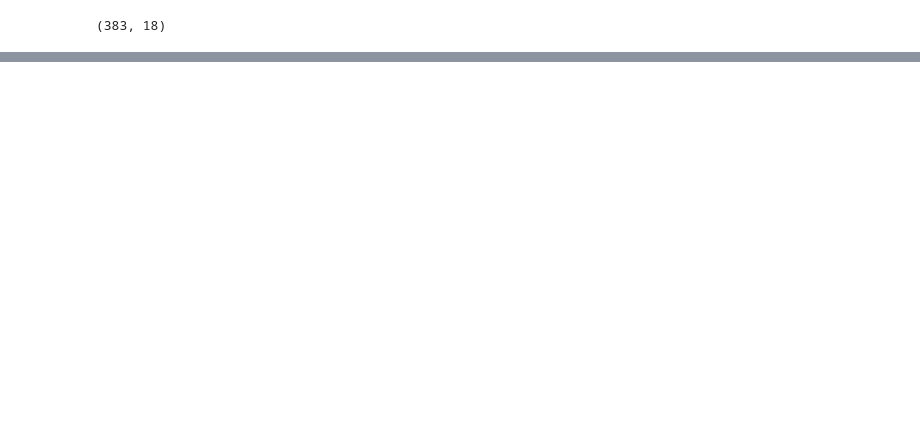
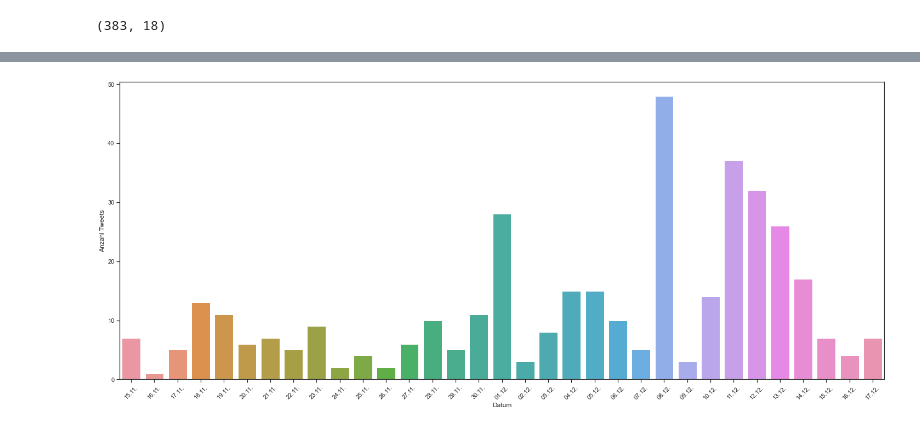
Before and after one commit to lguenth/twittersmh, a Jupyter notebook: gettags/gettags.ipynb, the cells around one changed output, grey strips where cells are left out. Saved outputs shown, nothing was run; the diff lists cells and outputs as text; code cells hidden in the pictures; blank space fills up the shorter version.

```diff
--- a/gettags/gettags.ipynb
+++ b/gettags/gettags.ipynb
@@ -57,0 +53,8 @@ df
+# %%
+# Da die Daten nur aus 2021 sind, möchte ich mir gerne den Platz beim Plotten sparen und erstelle deshalb hier eine neue Spalte
+
+df["day_without_year"] = df["date"].dt.strftime("%d.%m.")
+tweets_per_day = df.groupby(["day", "day_without_year"], as_index=False)[
+    "text"].count()
+tweets_per_day.rename(columns={"text": "tweet_count"}, inplace=True)
+tweets_per_day.head()
@@ -57,0 +68,20 @@ df
+# %%
+import seaborn as sns
+import matplotlib.pyplot as plt
+import matplotlib as mpl
+
+%matplotlib inline
+sns.set_theme(rc={"figure.figsize": (25, 10)},
+              style="ticks", palette="pastel")
+
+X = tweets_per_day["day_without_year"]
+Y = tweets_per_day["tweet_count"]
+
+tpd = sns.barplot(data=tweets_per_day, x=X, y=Y)
+tpd.set_xticklabels(tpd.get_xticklabels(), rotation=45, ha="center")
+tpd.set(xlabel="Datum", ylabel="Anzahl Tweets")
+
+fig = tpd.get_figure()
+fig.savefig('../output/tags/tweets_per_day.png', bbox_inches='tight')
+# %% [output]
+[figure, added]
```
Also changed, not shown: parts of 7 cells of this notebook, 12 other files.
